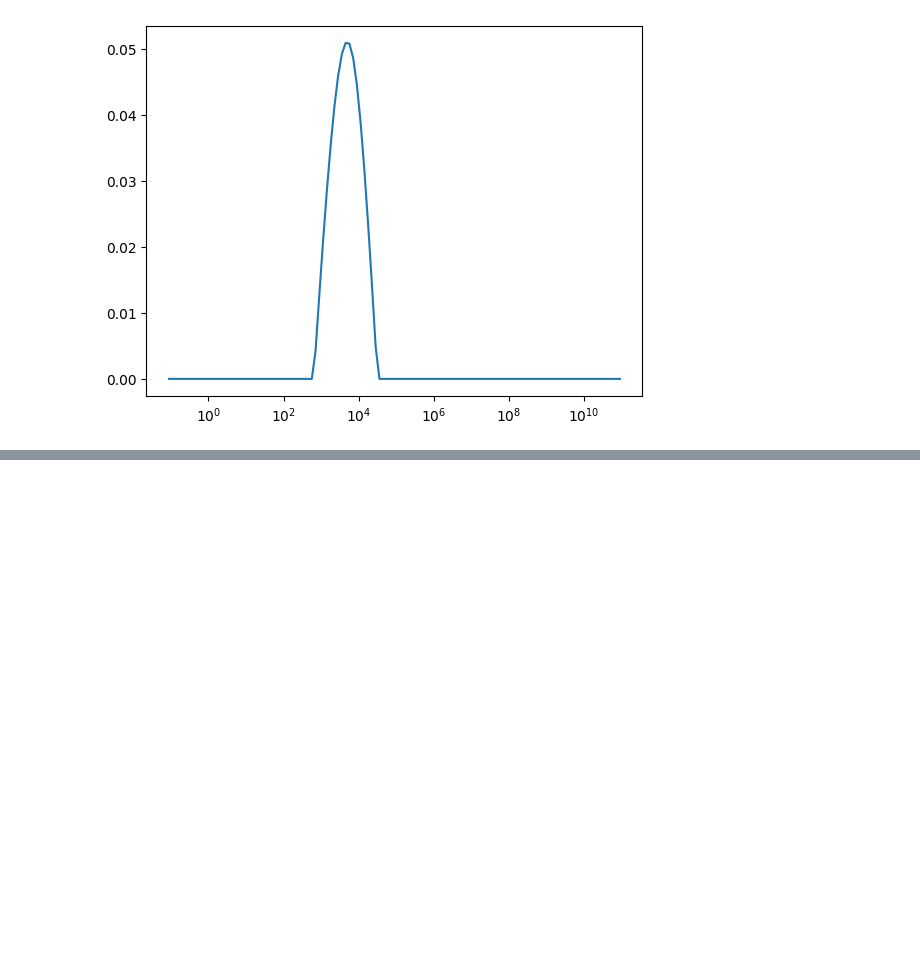
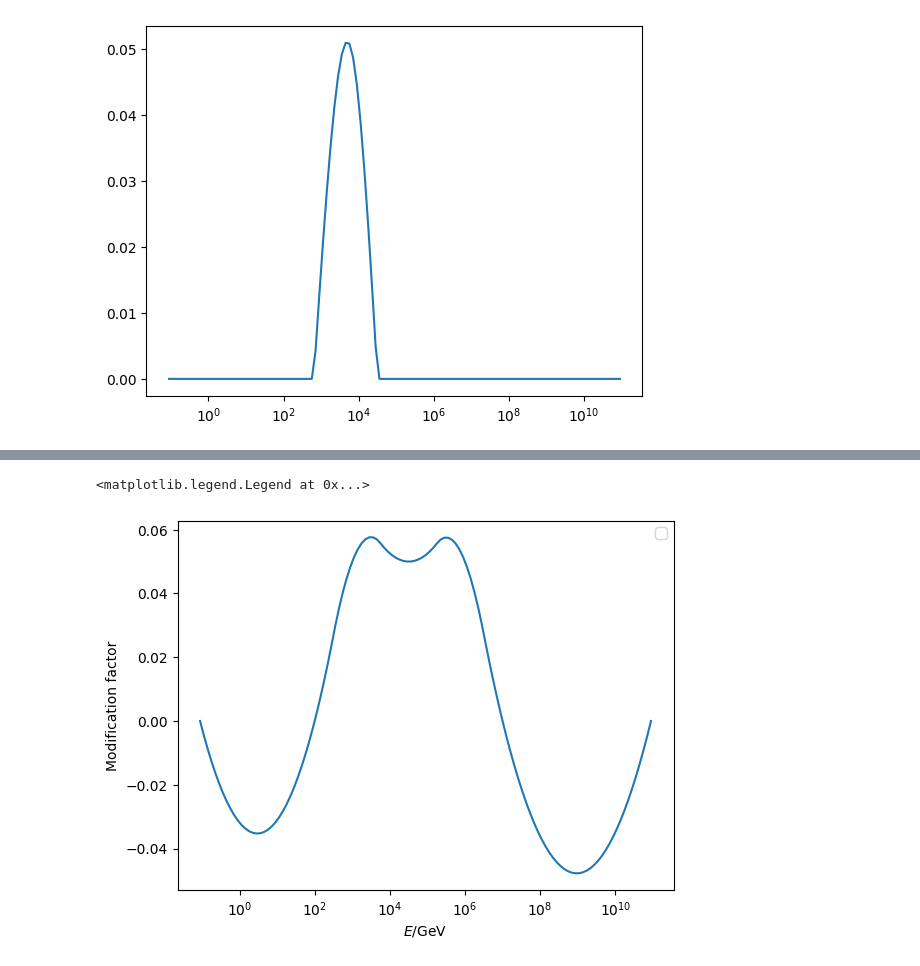
Before and after one commit to karohymon/cs-analysis, a Jupyter notebook: cs_modification_splines.ipynb, the cells around one changed output, grey strips where cells are left out. Saved outputs shown, nothing was run; the diff lists cells and outputs as text; code cells hidden in the pictures; blank space fills up the shorter version.

```diff
--- a/cs_modification_splines.ipynb
+++ b/cs_modification_splines.ipynb
@@ -144,0 +445,17 @@ plt.xlim(1.e2,1.e7)
+# %%
+a = 0.05
+b = 0.05
+c = 0.05
+
+y_vals_noncubicspline = evaluate_noncubicspline(E, 0.05, 0.05, 0.05)
+
+plt.plot(E, y_vals_noncubicspline,)
+plt.xscale('log')
+#plt.xlim(1.e2,1.e7)
+#plt.ylim(-0.01,0.1)
+plt.ylabel('Modification factor')
+plt.xlabel('$E$/GeV')
+plt.legend()
+# %% [output]
+<matplotlib.legend.Legend at 0x...>
+[figure, added]
```
Also changed, not shown: parts of 18 cells of this notebook.
